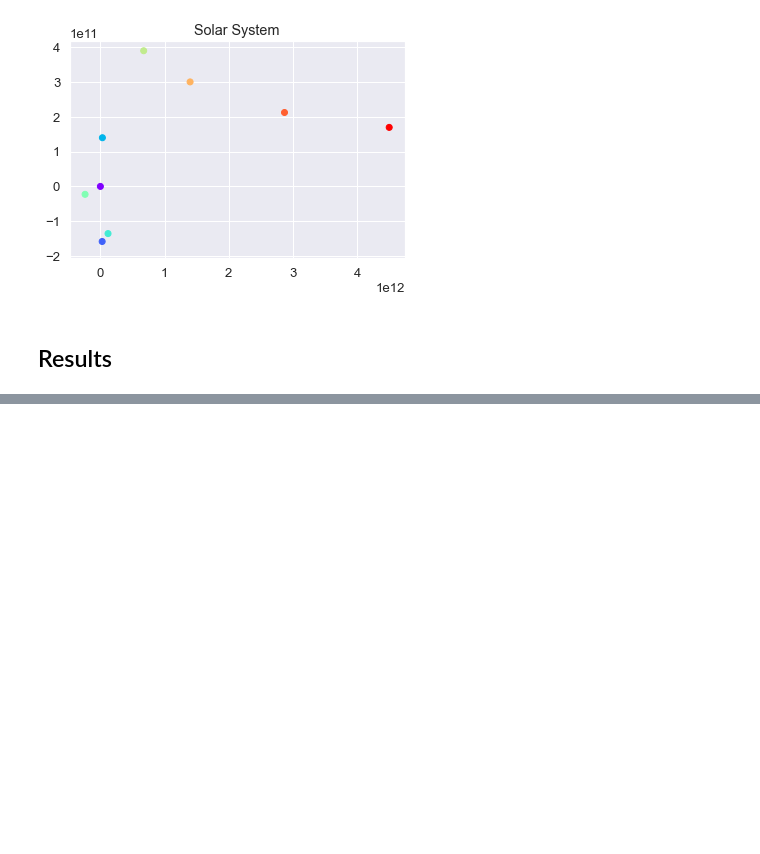
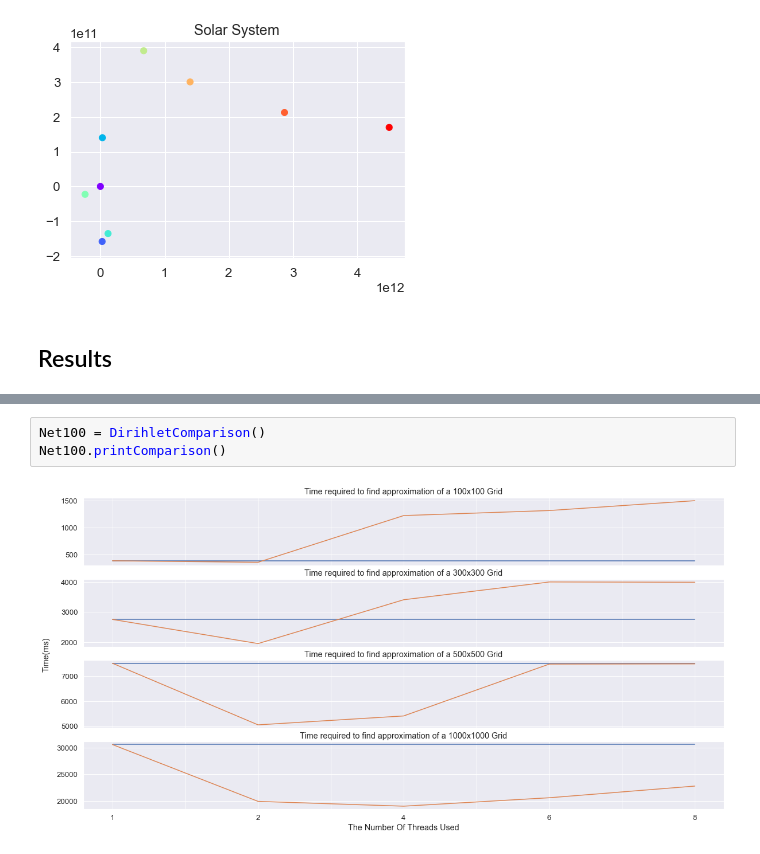
Before and after one commit to Raincwail/Differential-Equations-Solver, a Jupyter notebook: comparison.ipynb, the cells around one changed output, grey strips where cells are left out. Drawn from its saved outputs; the diff is of its cells as text; blank space fills up the shorter version.

Commit message:
Add Time Measurement to Dirihlet Distribution

```diff
--- a/comparison.ipynb
+++ b/comparison.ipynb
@@ -260,0 +370,5 @@ animator_SS.animate()
+# %%
+Net100 = DirihletComparison()
+Net100.printComparison()
+# %% [output]
+[figure, added]
```
Also changed, not shown: parts of 9 cells of this notebook, 26 other files.
